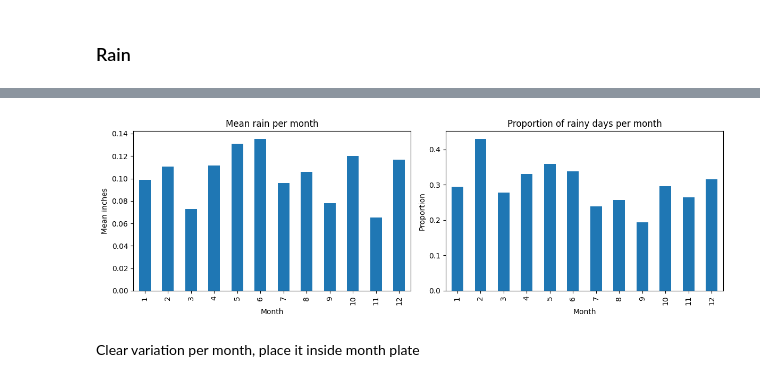
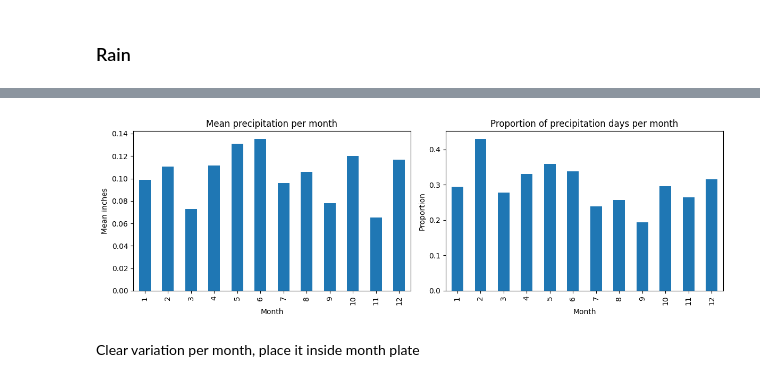
Before and after one commit to mariatmvendas/mbml_project, a Jupyter notebook: EDA.ipynb, the cells around one changed output, grey strips where cells are left out. Cells and saved outputs as stored; diff of their text form; code cells hidden in the pictures.

```diff
--- a/EDA.ipynb
+++ b/EDA.ipynb
@@ -302,27 +303,27 @@ Mean (rainy days only): 0.34800201874506764
 # %%
 # mean rain per month
 rain_per_month = df_train.groupby("MONTH")["PRCP"].mean()
 
 # number of non-zero rain observations per month
 nonzero_per_month = df_train[df_train["PRCP"] > 0].groupby("MONTH")["PRCP"].count()
 
 # total observations per month
 total_per_month = df_train.groupby("MONTH")["PRCP"].count()
 
 # proportion of rainy days per month
 prop_rainy = nonzero_per_month / total_per_month
 
 fig, axes = plt.subplots(1, 2, figsize=(12, 4))
-rain_per_month.plot(kind="bar", ax=axes[0], title="Mean rain per month")
+rain_per_month.plot(kind="bar", ax=axes[0], title="Mean precipitation per month")
 axes[0].set_xlabel("Month")
 axes[0].set_ylabel("Mean inches")
-prop_rainy.plot(kind="bar", ax=axes[1], title="Proportion of rainy days per month")
+prop_rainy.plot(kind="bar", ax=axes[1], title="Proportion of precipitation days per month")
 axes[1].set_xlabel("Month")
 axes[1].set_ylabel("Proportion")
 plt.tight_layout()
 plt.show()
 # %% [output]
-[figure, old version]
+[figure, new version]
 # %% [markdown]
 Clear variation per month, place it inside month plate
 # %% [markdown]
```
Also changed, not shown: parts of 10 cells of this notebook.
